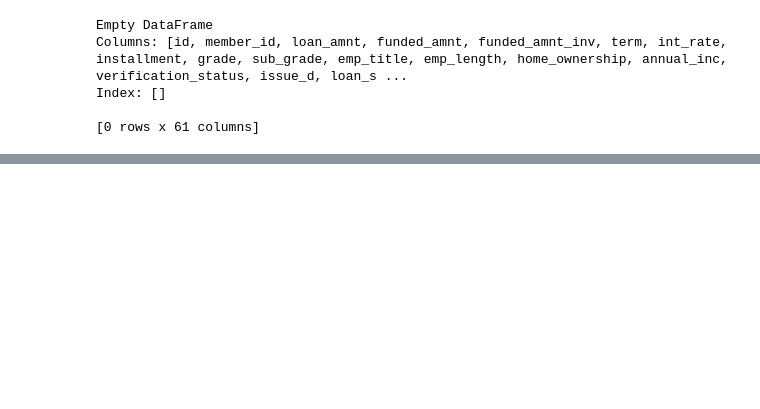
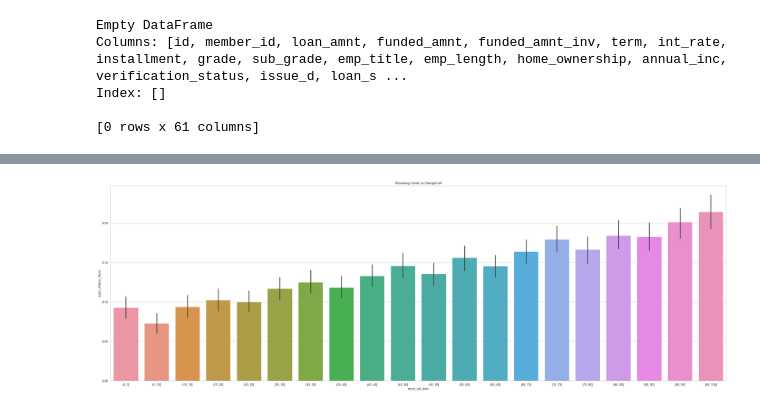
Before and after one commit to gauravsbisht/caseStudy, a Jupyter notebook: LendingClub.ipynb, the cells around one changed output, grey strips where cells are left out. Saved outputs shown, nothing was run; the diff lists cells and outputs as text; code cells hidden in the pictures; blank space fills up the shorter version.

```diff
--- a/LendingClub.ipynb
+++ b/LendingClub.ipynb
@@ -455,0 +515,20 @@ plt.show()
+# %%
+bins = np.array([0,5, 10, 15, 20, 25, 30,35,40, 45, 50, 55, 60, 65, 70, 75, 80, 85, 90, 95, 100 ])
+loan_df["revol_util_bins"] = pd.cut(loan_df.revol_util, bins)
+# %%
+# lines of credit revol_util vs loans charged off
+
+
+plt.figure(figsize=(40, 13))
+sns.set(style="whitegrid")
+#loan_choff_df = loan_df[loan_df['loan_status'].isin(['Charged Off'])]
+
+sns.barplot(x='revol_util_bins', y='Loan_Status_Num', data=loan_df, estimator = np.average)
+
+plt.title("Revolving Credit vs Charged off")
+
+plt.show()
+#the graphs below shows if the revolving credit is more risky
+# (or the amount of credit the borrower is using relative to all available revolving credit.)
+# %% [output]
+[figure, added]
```
Also changed, not shown: parts of 23 cells of this notebook.
